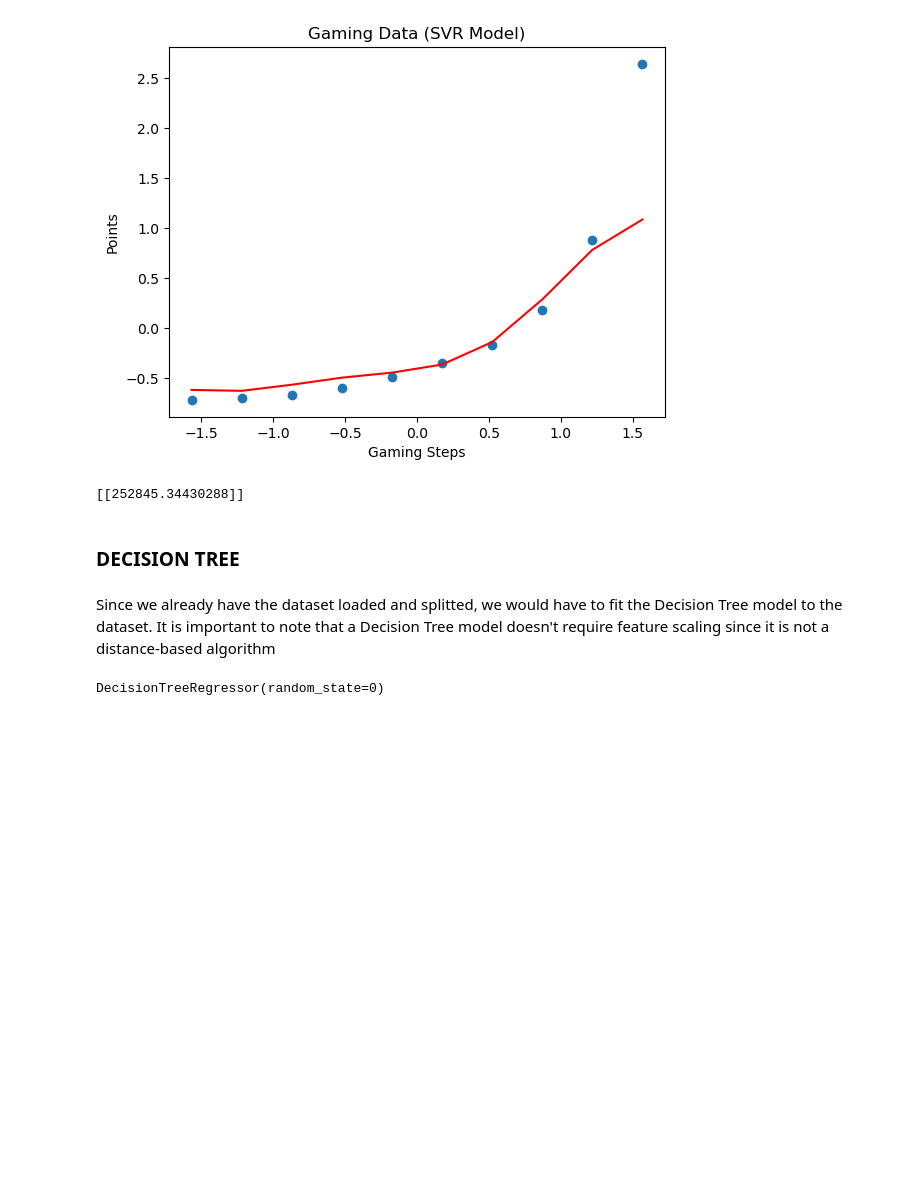
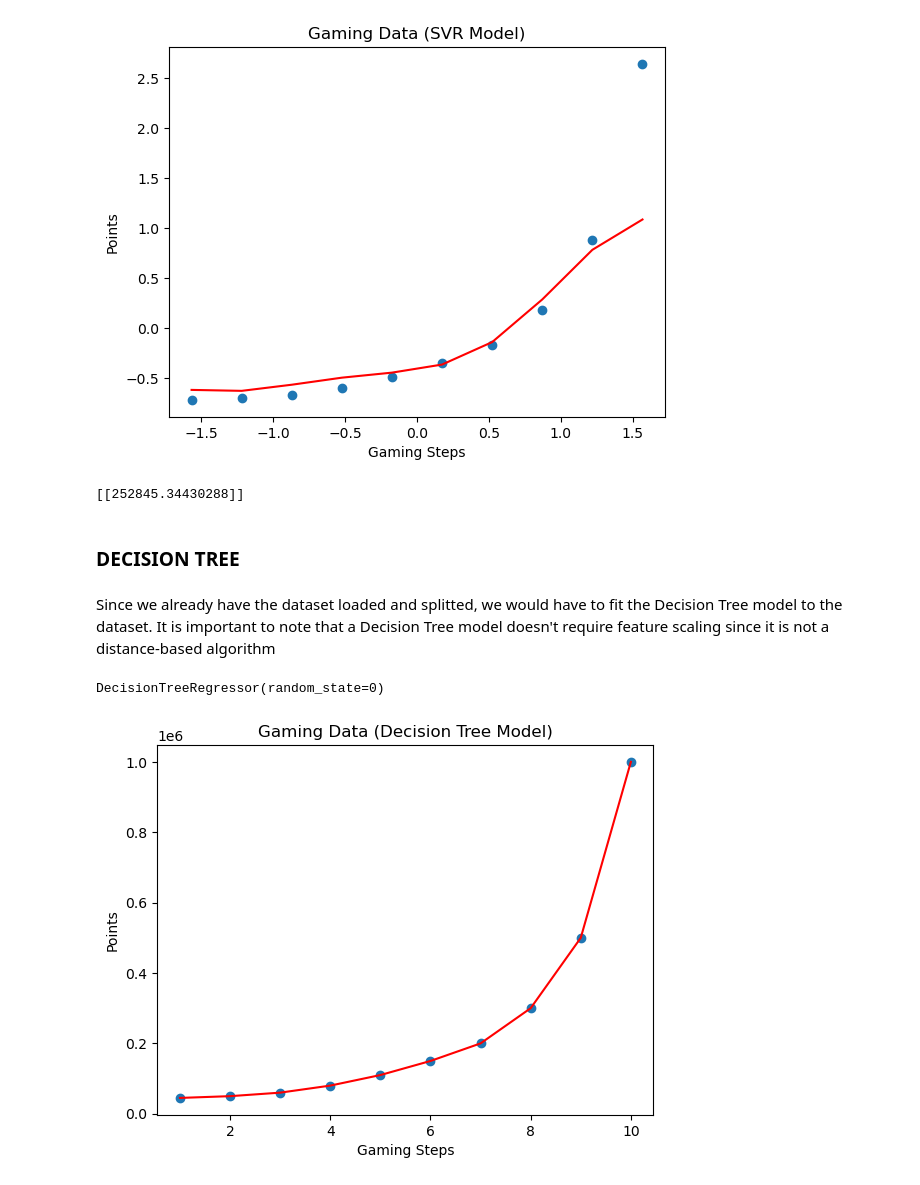
Before and after one commit to Ezerioha-ifeanyi/Machine-Learning---Regression, a Jupyter notebook: Regression .ipynb, the cells around one changed output. Cells and saved outputs as stored; diff of their text form; code cells hidden in the pictures; blank space fills up the shorter version.

Commit message:
visualized the result

```diff
--- a/Regression .ipynb
+++ b/Regression .ipynb
@@ -242,6 +242,11 @@ print(Y_pred)
 ### DECISION TREE
 # %% [markdown]
 Since we already have the dataset loaded and splitted, we would have to fit the Decision Tree model to the dataset. It is important to note that a Decision Tree model doesn't require feature scaling since it is not a distance-based algorithm
+# %%
+# split the data into feature and target
+
+X = gamingData["Steps"].values.reshape(-1,1) # there is a need to reshape the feature to be a matrix
+Y = gamingData["Points"].values
 # %%
 # fit the model to the dataset
 
@@ -250,3 +255,13 @@ decisionRegressor = DecisionTreeRegressor(random_state=0)
 decisionRegressor.fit(X,Y)
 # %% [output]
 DecisionTreeRegressor(random_state=0)
+# %%
+# visualize the result
+plt.scatter(X,Y)
+plt.plot(X, decisionRegressor.predict(X), color="red")
+plt.title("Gaming Data (Decision Tree Model)")
+plt.xlabel("Gaming Steps")
+plt.ylabel("Points")
+plt.show()
+# %% [output]
+[figure, added]
```
